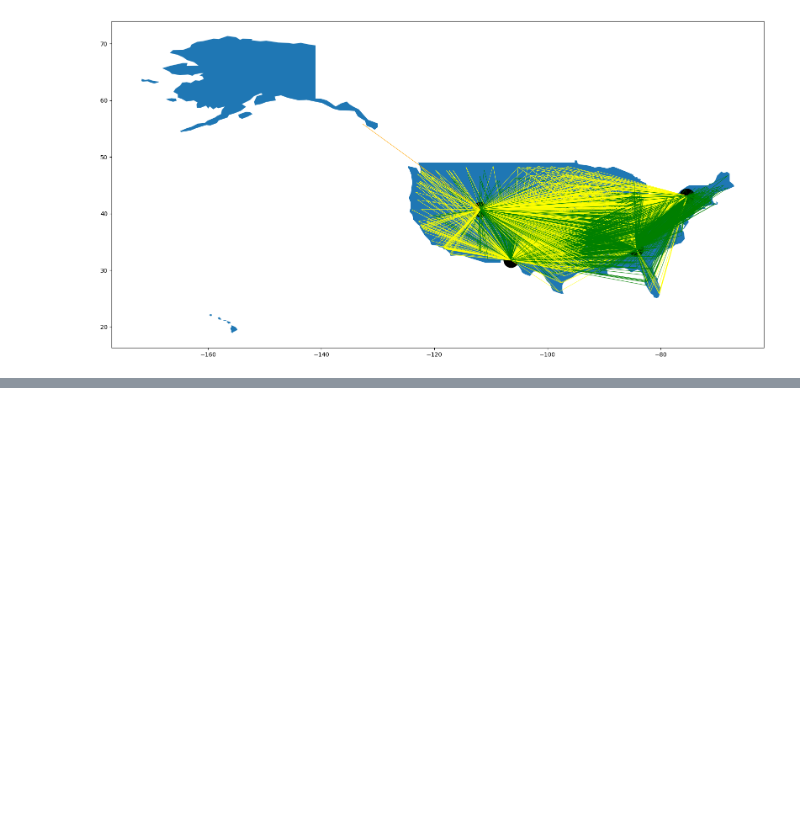
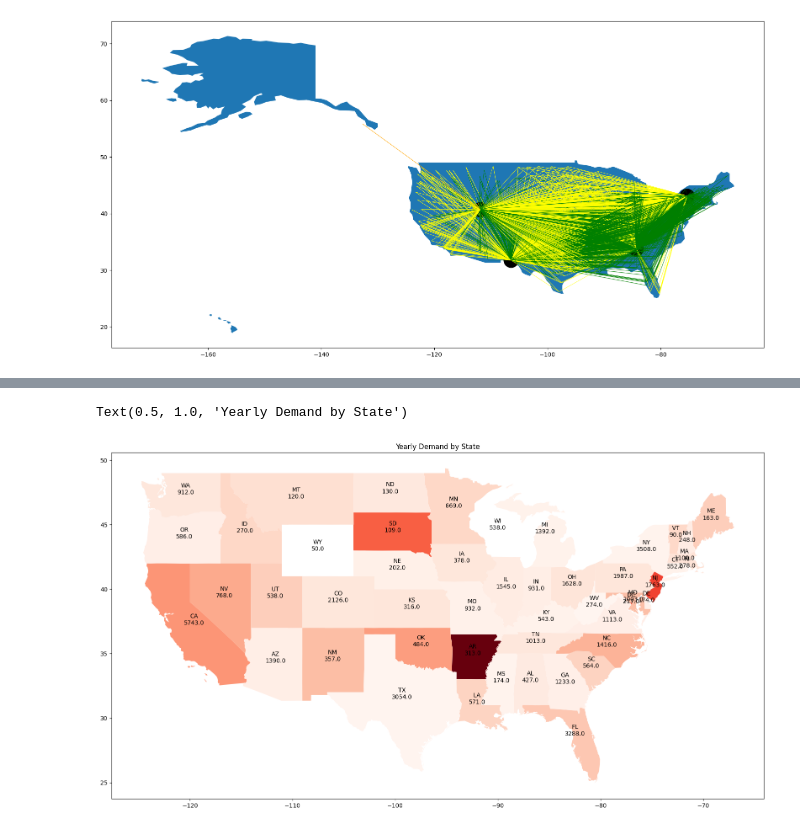
Before and after one commit to ArnavKetkar/ISYE6202-Casework-1-Task-2, a Jupyter notebook: Casework-1.ipynb, the cells around one changed output, grey strips where cells are left out. Drawn from its saved outputs; the diff is of its cells as text; code cells hidden in the pictures; blank space fills up the shorter version.

```diff
--- a/Casework-1.ipynb
+++ b/Casework-1.ipynb
@@ -375,0 +670,6 @@ FC_points.plot(ax=axis4, c='black', marker='.', markersize =2500)
+# %%
+zip3_state['id'] = zip3_state['id'].astype(int)
+# %%
+demand_data = pd.merge(demand_pmf_by_zip_data, zip3_state, how='left', left_on='ZIP3', right_on='id')
+demand_data.drop('id', axis=1, inplace=True)
+demand_data
@@ -375,0 +690,4 @@ FC_points.plot(ax=axis4, c='black', marker='.', markersize =2500)
+# %%
+demand_data_by_state =  demand_data.groupby('state')['market_share_units_yearly'].sum()
+demand_data_by_state = pd.DataFrame(demand_data_by_state)
+demand_data_by_state.head()
@@ -375,0 +702,6 @@ FC_points.plot(ax=axis4, c='black', marker='.', markersize =2500)
+# %%
+import geopandas as gpd
+states = gpd.read_file('States_shapefile.shp')
+states = states[~states['State_Code'].isin(['AK', 'HI'])]
+states_data_merged = pd.merge(states, demand_data_by_state, how='left', left_on='State_Code', right_on='state')
+states_data_merged.head()
@@ -375,0 +715,8 @@ FC_points.plot(ax=axis4, c='black', marker='.', markersize =2500)
+# %%
+ax5 = states.plot(column=states_data_merged['market_share_units_yearly'], figsize=(20,20), legend=False, cmap='Reds')
+states_data_merged.apply(lambda x: ax5.annotate(text=x.State_Code + '\n' + str(round(x.market_share_units_yearly, 0)),
+                                                xy=x.geometry.centroid.coords[0], ha='center', fontsize=10, color = 'black'),axis=1)
+ax5.set_title('Yearly Demand by State')
+# %% [output]
+Text(0.5, 1.0, 'Yearly Demand by State')
+[figure, added]
```
Also changed, not shown: parts of 117 cells of this notebook.
